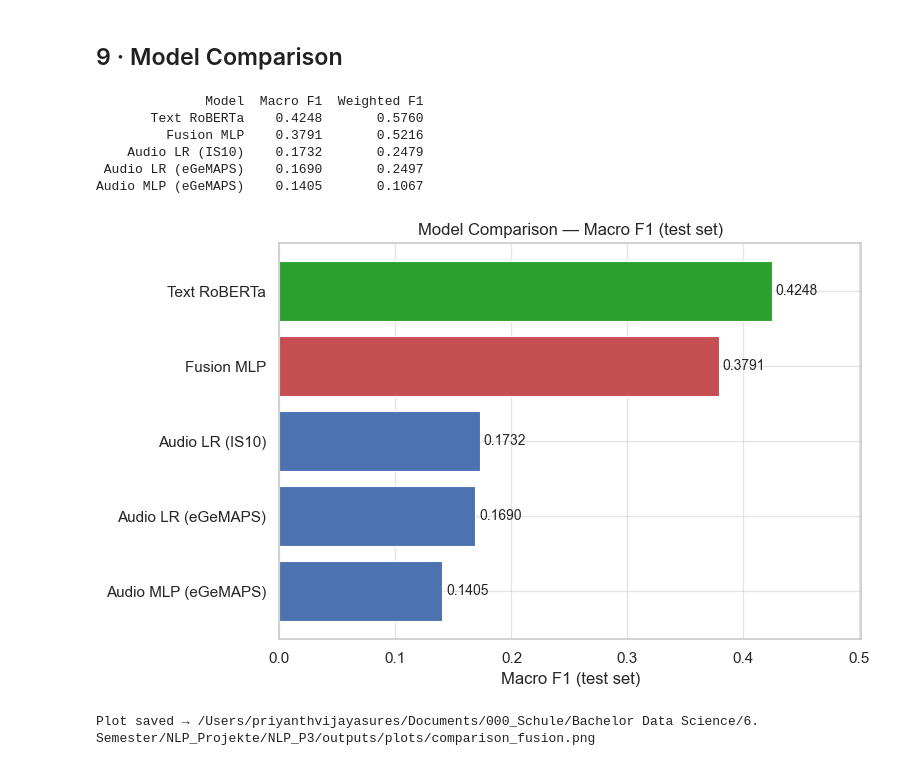
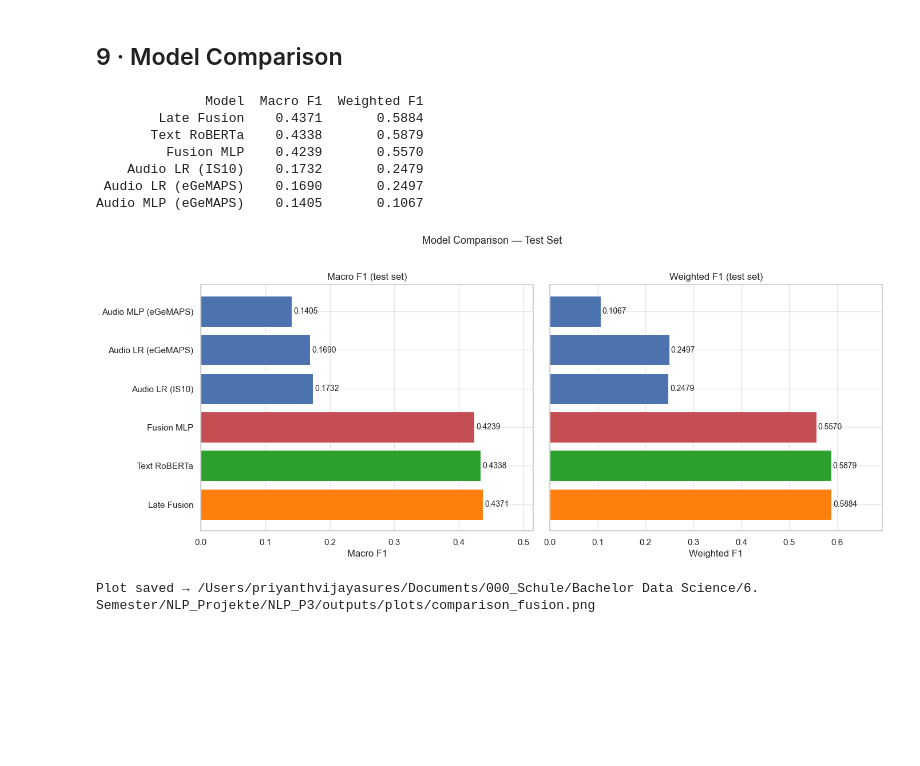
Before and after one commit to pvijayasures/NLP_P3, a Jupyter notebook: notebook/multimodal_experiments.ipynb, the cells around one changed output. Saved outputs shown, nothing was run; the diff lists cells and outputs as text; code cells hidden in the pictures; blank space fills up the shorter version.

Commit message:
results of fusion model

```diff
--- a/notebook/multimodal_experiments.ipynb
+++ b/notebook/multimodal_experiments.ipynb
@@ -761,11 +1117,12 @@ surprise_negative       0.42      0.54      0.47       162
 ## 9 · Model Comparison
 # %%
 MODELS_TO_COMPARE = {
-    'Audio LR (IS10)':     'audio_lr_is10',      # best audio model
+    'Audio LR (IS10)':     'audio_lr_is10',
     'Audio LR (eGeMAPS)':  'audio_lr_egemaps',
     'Audio MLP (eGeMAPS)': 'audio_mlp_egemaps',
     'Text RoBERTa':        'text_roberta',
-    'Fusion MLP':          TAG,
+    'Late Fusion':         LATE_TAG,     # multimodal_late_fusion  (weighted avg)
+    'Fusion MLP':          TAG,          # multimodal_feature_fusion (concat + MLP)
 }
 
 rows = []
@@ -776,50 +1133,57 @@ for label, tag in MODELS_TO_COMPARE.items():
         rows.append({
             'Model':       label,
             'Macro F1':    m['macro_f1'],
             'Weighted F1': m['weighted_f1'],
         })
     else:
         print(f'[skip] {tag} — metrics not found')
 
 df_cmp = pd.DataFrame(rows).sort_values('Macro F1', ascending=False).reset_index(drop=True)
 print(df_cmp.to_string(index=False))
 
 FUSION_COLOR  = '#C44E52'
 TEXT_COLOR    = '#2CA02C'
+LATE_COLOR    = '#FF7F0E'
 DEFAULT_COLOR = '#4C72B0'
 
 def bar_color(name):
-    if name == 'Fusion MLP':    return FUSION_COLOR
-    if name == 'Text RoBERTa':  return TEXT_COLOR
+    if name == 'Fusion MLP':   return FUSION_COLOR
+    if name == 'Text RoBERTa': return TEXT_COLOR
+    if name == 'Late Fusion':  return LATE_COLOR
     return DEFAULT_COLOR
 
 colors = [bar_color(r) for r in df_cmp['Model']]
 
-fig, ax = plt.subplots(figsize=(8, 0.7 * len(df_cmp) + 1.5))
-bars = ax.barh(df_cmp['Model'], df_cmp['Macro F1'],
-               color=colors, edgecolor='white', linewidth=0.8)
-for bar, val in zip(bars, df_cmp['Macro F1']):
-    ax.text(
-        bar.get_width() + 0.003,
-        bar.get_y() + bar.get_height() / 2,
-        f'{val:.4f}', va='center', fontsize=10,
-    )
-ax.set_xlabel('Macro F1 (test set)')
-ax.set_xlim(0, df_cmp['Macro F1'].max() * 1.18)
-ax.set_title('Model Comparison — Macro F1 (test set)')
-ax.invert_yaxis()
+fig, axes = plt.subplots(1, 2, figsize=(14, 0.7 * len(df_cmp) + 1.5), sharey=True)
+
+for ax, metric in zip(axes, ['Macro F1', 'Weighted F1']):
+    bars = ax.barh(df_cmp['Model'], df_cmp[metric],
+                   color=colors, edgecolor='white', linewidth=0.8)
+    for bar, val in zip(bars, df_cmp[metric]):
+        ax.text(
+            bar.get_width() + 0.003,
+            bar.get_y() + bar.get_height() / 2,
+            f'{val:.4f}', va='center', fontsize=10,
+        )
+    ax.set_xlabel(metric)
+    ax.set_xlim(0, df_cmp[metric].max() * 1.18)
+    ax.set_title(f'{metric} (test set)')
+    ax.invert_yaxis()
+
+plt.suptitle('Model Comparison — Test Set', fontsize=13, y=1.02)
 plt.tight_layout()
 
 plot_path = OUTPUTS_DIR / 'plots' / 'comparison_fusion.png'
-plt.savefig(plot_path, dpi=150)
+plt.savefig(plot_path, dpi=150, bbox_inches='tight')
 plt.show()
 print(f'Plot saved → {plot_path}')
 # %% [output]
               Model  Macro F1  Weighted F1
-       Text RoBERTa    0.4248       0.5760
-         Fusion MLP    0.3791       0.5216
+        Late Fusion    0.4371       0.5884
+       Text RoBERTa    0.4338       0.5879
+         Fusion MLP    0.4239       0.5570
     Audio LR (IS10)    0.1732       0.2479
  Audio LR (eGeMAPS)    0.1690       0.2497
 Audio MLP (eGeMAPS)    0.1405       0.1067
-[figure, old version]
+[figure, new version]
 Plot saved → /Users/priyanthvijayasures/Documents/000_Schule/Bachelor Data Science/6. Semester/NLP_Projekte/NLP_P3/outputs/plots/comparison_fusion.png
```
Also changed, not shown: parts of 23 cells of this notebook.
